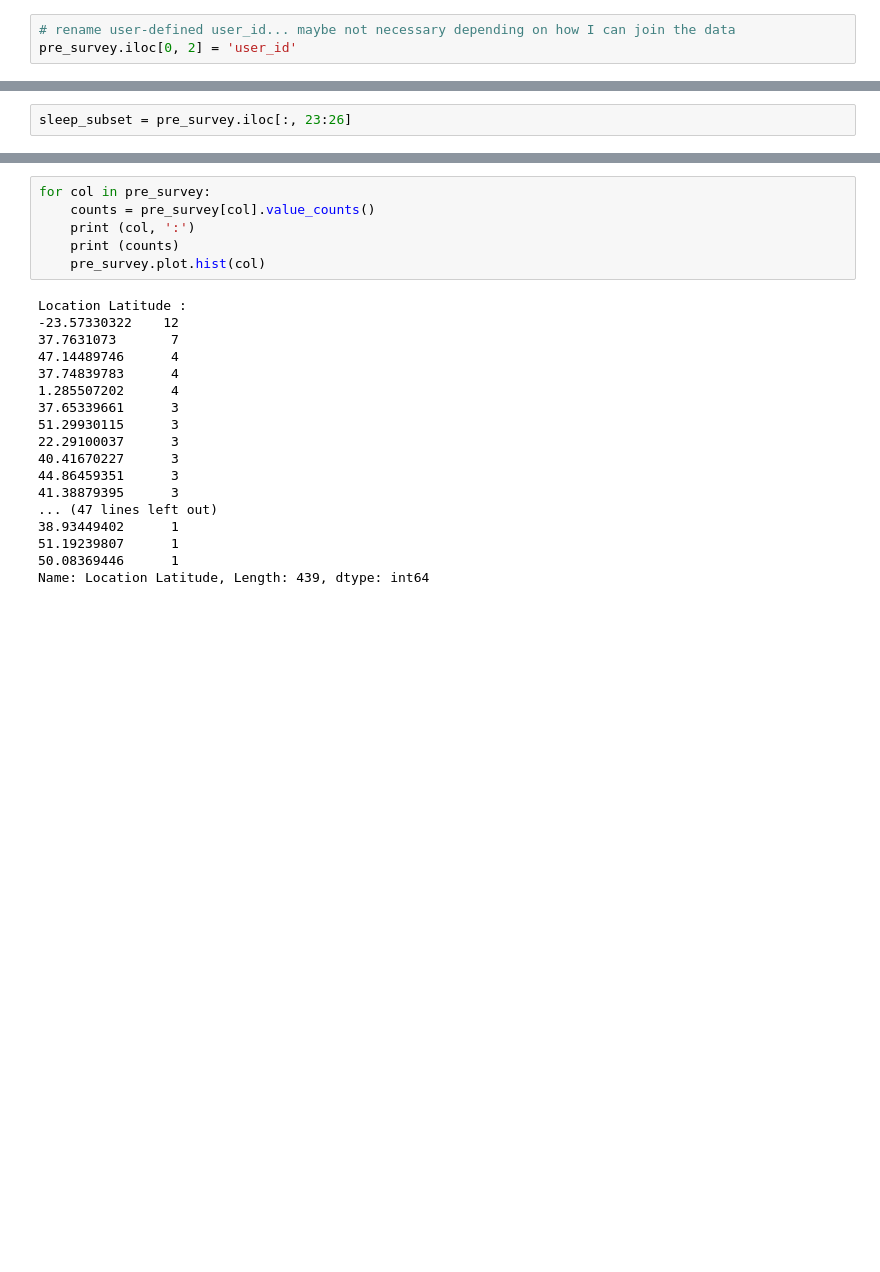
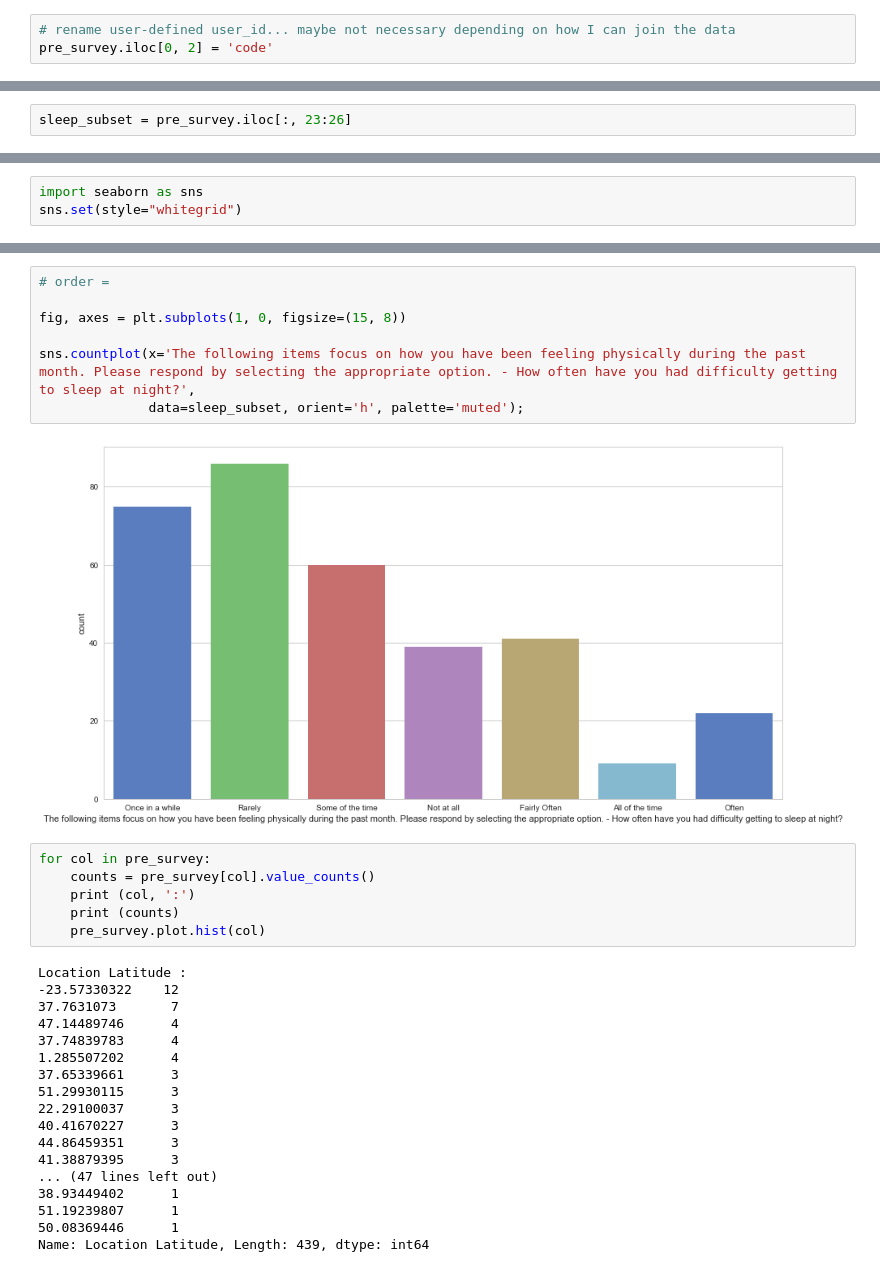
Before and after one commit to monica-oyarzun/capstone, a Jupyter notebook: pre_survey_EDA.ipynb, the cells around one changed output, grey strips where cells are left out. Drawn from its saved outputs; the diff is of its cells as text; blank space fills up the shorter version.

Commit message:
more EDA, preliminary survey vis

```diff
--- a/pre_survey_EDA.ipynb
+++ b/pre_survey_EDA.ipynb
@@ -98,6 +98,6 @@ pre_survey.head(10)
 # %%
 # rename user-defined user_id... maybe not necessary depending on how I can join the data
-pre_survey.iloc[0, 2] = 'user_id'
+pre_survey.iloc[0, 2] = 'code'
 # %%
 pre_survey.iloc[0, 2]
 # %% [output]
@@ -151,0 +246,3 @@ sleep_subset = pre_survey.iloc[:, 23:26]
+# %%
+import seaborn as sns
+sns.set(style="whitegrid")
@@ -152,3 +283,12 @@ sleep_subset = pre_survey.iloc[:, 23:26]
+# %%
+# order =
+
+fig, axes = plt.subplots(1, 0, figsize=(15, 8))
+
+sns.countplot(x='The following items focus on how you have been feeling physically during the past month. Please respond by selecting the appropriate option. - How often have you had difficulty getting to sleep at night?',
+              data=sleep_subset, orient='h', palette='muted');
+# %% [output]
+[figure, added]
 # %%
 for col in pre_survey:
     counts = pre_survey[col].value_counts()
```
Also changed, not shown: parts of 19 cells of this notebook, 2 other files.
